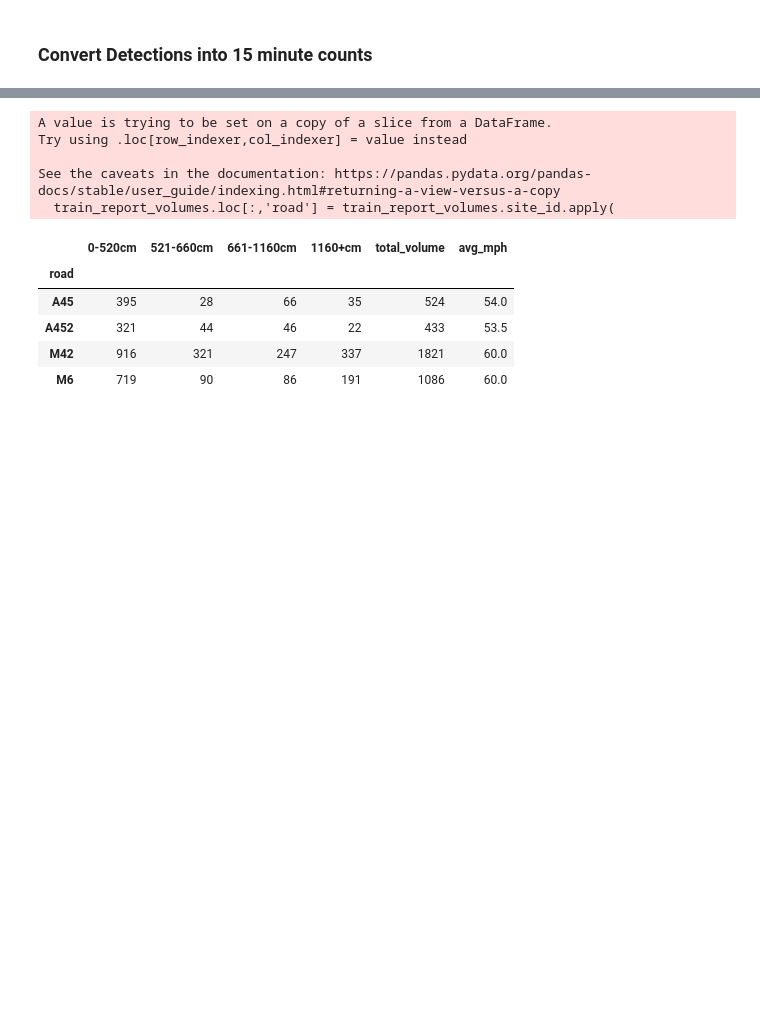
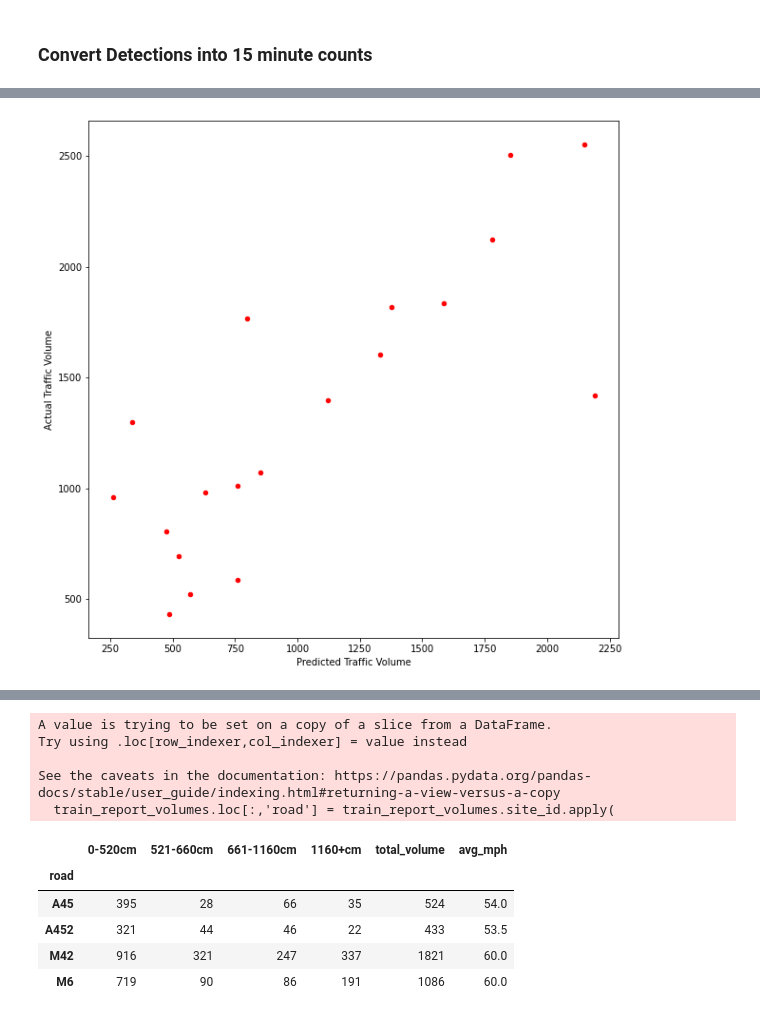
Before and after one commit to JakeRobertBaker/small-object-detection-benchmark, a Jupyter notebook: Inference-Highways.ipynb, the cells around one changed output, grey strips where cells are left out. Drawn from its saved outputs; the diff is of its cells as text; code cells hidden in the pictures; blank space fills up the shorter version.

```diff
--- a/Inference-Highways.ipynb
+++ b/Inference-Highways.ipynb
@@ -294,2 +363,24 @@ for i, file in enumerate(os.listdir(pickle_folder)):
 # %% [markdown]
 ### Convert Detections into 15 minute counts
+# %%
+road_lengths['length_milles'] = road_lengths.length.apply(lambda x: x/1000 *5/8)
+# %%
+road_lengths['time_to_cross_hour'] = road_lengths.apply(lambda x : x.length_milles/x.avg_mph * 1/2 , axis=1)
+road_lengths['time_to_cross_min'] = road_lengths.apply(lambda x : x.time_to_cross_hour * 60 , axis=1)
+# %%
+ detection_cols = ['small_car_detections',
+ 'bus_detections',
+ 'pickup_truck_detections',
+ 'utility_truck_detections',
+ 'truck_detections',
+ 'cargo_truck_detections',
+ 'truck_w_box_detections',
+ 'truck_tractor_detections',
+ 'trailer_detections',
+ 'truck_w_flatbed_detections',
+ 'truck_w_liquid_detections',
+ 'all_vehicle_detections']
+# %%
+for col in detection_cols:
+    pred_col = col.replace('detections', 'pred')
+    road_lengths[pred_col] = road_lengths[col] * 15 / road_lengths['time_to_cross_min']
@@ -295,0 +397,9 @@ for i, file in enumerate(os.listdir(pickle_folder)):
+# %%
+import matplotlib.pyplot as plt
+fig, ax = plt.subplots(figsize=(10,10))
+road_lengths.plot('all_vehicle_pred','total_volume', c='red', kind='scatter', ax=ax)
+ax.set_xlabel('Predicted Traffic Volume')
+ax.set_ylabel('Actual Traffic Volume')
+plt.show()
+# %% [output]
+[figure, added]
```
Also changed, not shown: parts of 26 cells of this notebook.
